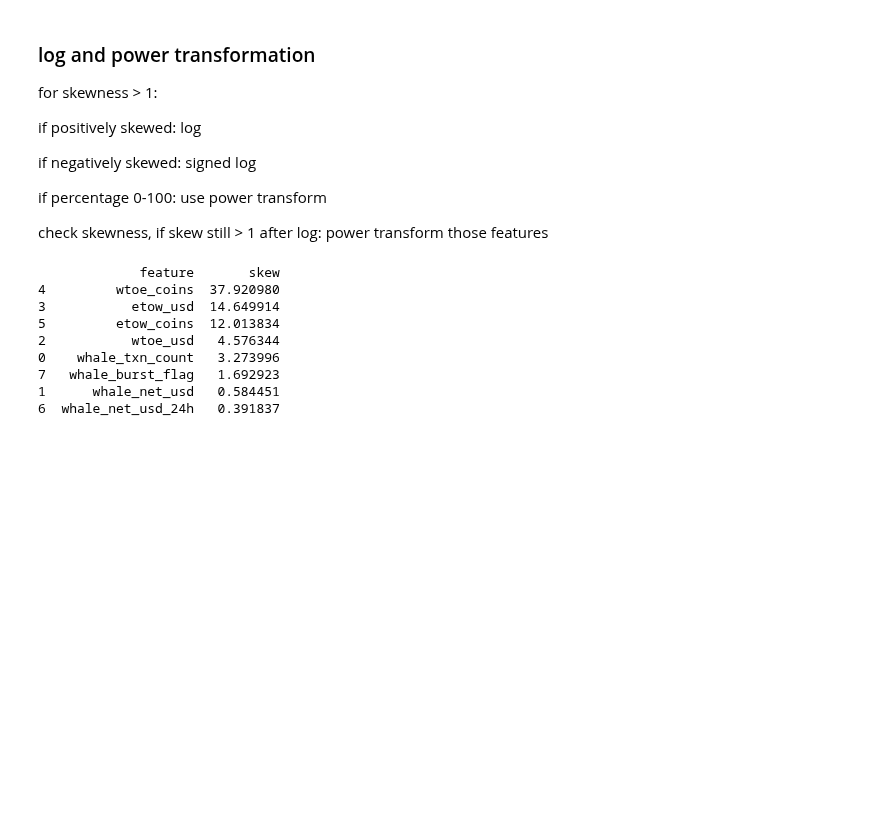
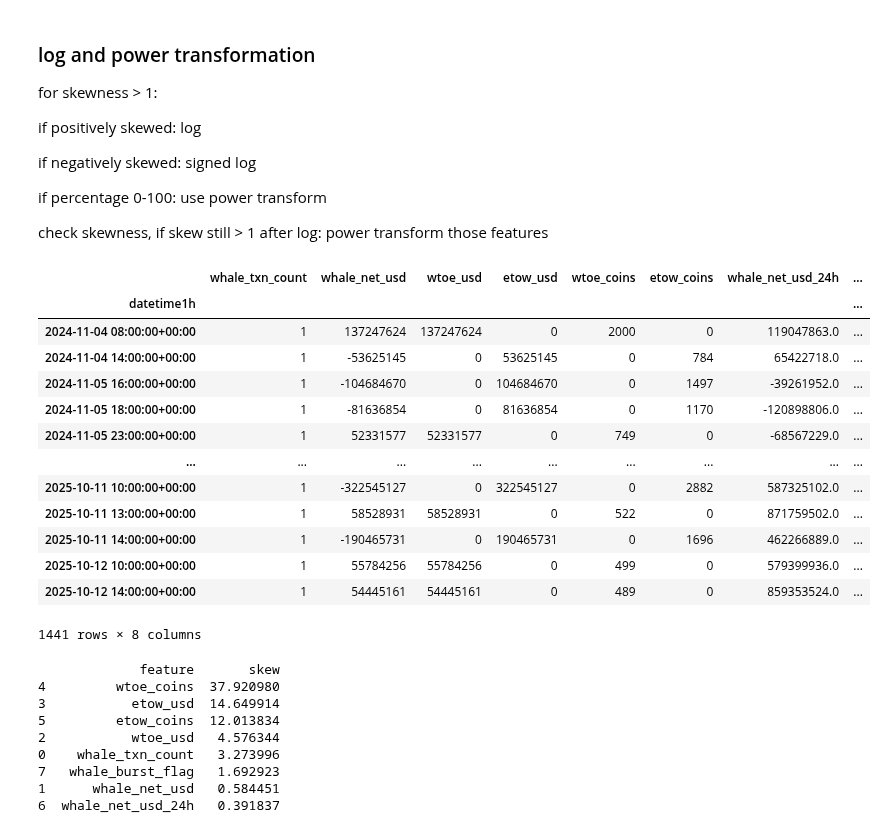
Before and after one commit to C3lineTan/DSE4101-CryptoWhale-2, a Jupyter notebook: Data Preprocessing/whale_alerts_btc.ipynb, the cells around one changed output. Cells and saved outputs as stored; diff of their text form; code cells hidden in the pictures; blank space fills up the shorter version.

```diff
--- a/Data Preprocessing/whale_alerts_btc.ipynb
+++ b/Data Preprocessing/whale_alerts_btc.ipynb
@@ -266,6 +266,23 @@ if percentage 0-100: use power transform
 
 check skewness, if skew still > 1 after log:
 power transform those features
+# %%
+hourly_df
+# %% [output]
+|  | whale_txn_count | whale_net_usd | wtoe_usd | etow_usd | wtoe_coins | etow_coins | whale_net_usd_24h | ... |
+| datetime1h |  |  |  |  |  |  |  | ... |
+| 2024-11-04 08:00:00+00:00 | 1 | 137247624 | 137247624 | 0 | 2000 | 0 | 119047863.0 | ... |
+| 2024-11-04 14:00:00+00:00 | 1 | -53625145 | 0 | 53625145 | 0 | 784 | 65422718.0 | ... |
+| 2024-11-05 16:00:00+00:00 | 1 | -104684670 | 0 | 104684670 | 0 | 1497 | -39261952.0 | ... |
+| 2024-11-05 18:00:00+00:00 | 1 | -81636854 | 0 | 81636854 | 0 | 1170 | -120898806.0 | ... |
+| 2024-11-05 23:00:00+00:00 | 1 | 52331577 | 52331577 | 0 | 749 | 0 | -68567229.0 | ... |
+| ... | ... | ... | ... | ... | ... | ... | ... | ... |
+| 2025-10-11 10:00:00+00:00 | 1 | -322545127 | 0 | 322545127 | 0 | 2882 | 587325102.0 | ... |
+| 2025-10-11 13:00:00+00:00 | 1 | 58528931 | 58528931 | 0 | 522 | 0 | 871759502.0 | ... |
+| 2025-10-11 14:00:00+00:00 | 1 | -190465731 | 0 | 190465731 | 0 | 1696 | 462266889.0 | ... |
+| 2025-10-12 10:00:00+00:00 | 1 | 55784256 | 55784256 | 0 | 499 | 0 | 579399936.0 | ... |
+| 2025-10-12 14:00:00+00:00 | 1 | 54445161 | 54445161 | 0 | 489 | 0 | 859353524.0 | ... |
+1441 rows × 8 columns
 # %%
 from scipy.stats import skew
 merged_log = hourly_df.copy()
```
Also changed, not shown: parts of 3 cells of this notebook, 4 other files.
